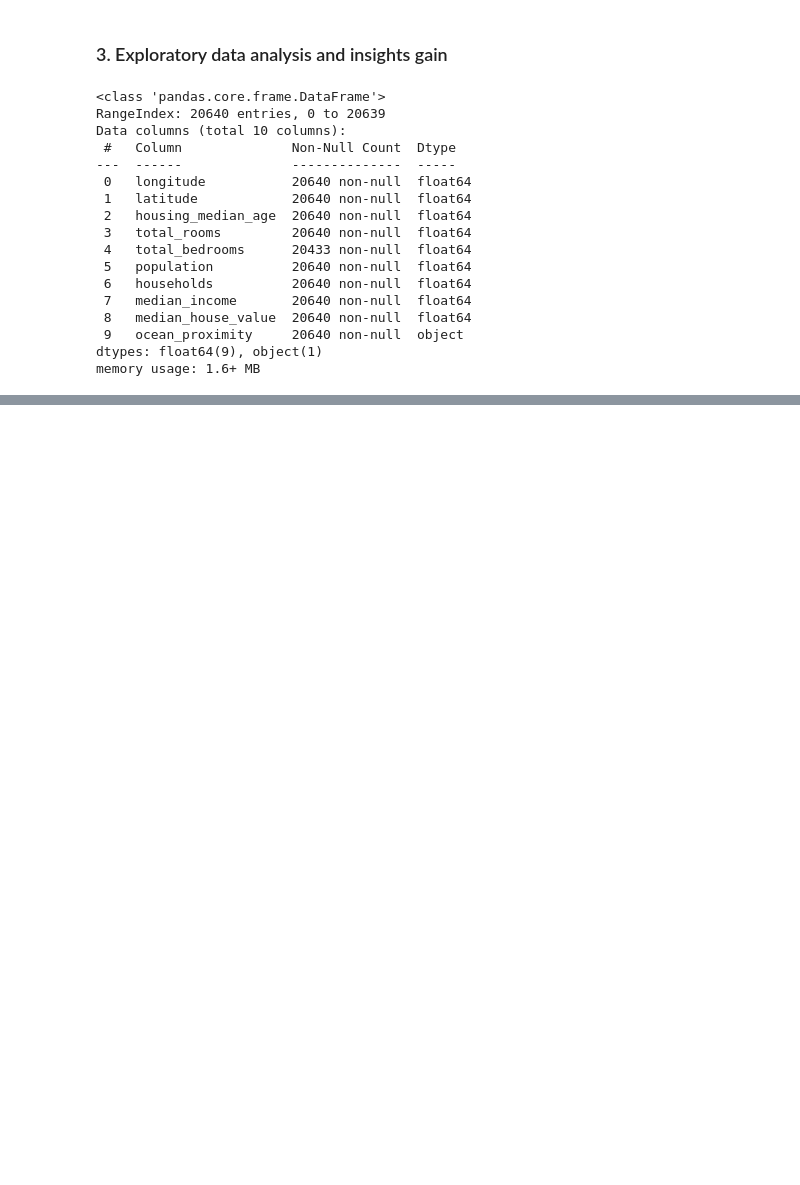
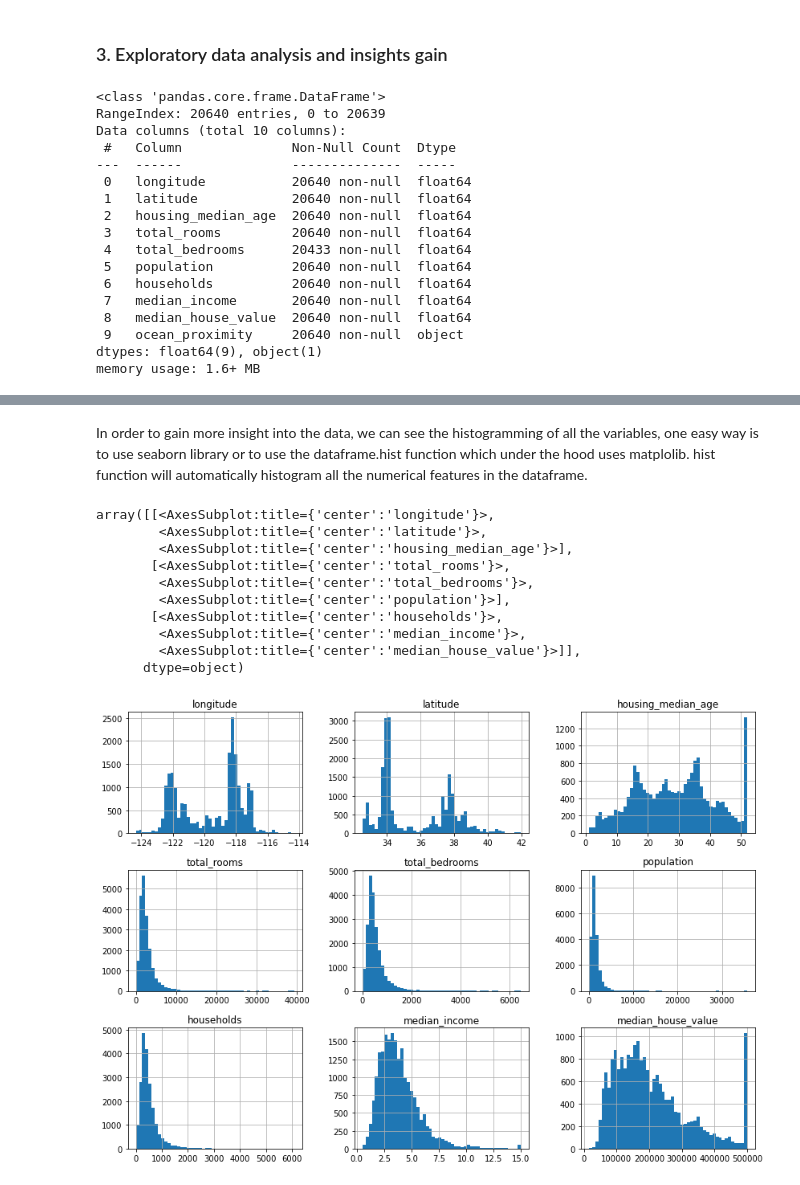
Before and after one commit to ramankhurana/DataScience, a Jupyter notebook: CaliforniaHousingPrice/HousingPricePrediction.ipynb, the cells around one changed output, grey strips where cells are left out. Cells and saved outputs as stored; diff of their text form; code cells hidden in the pictures; blank space fills up the shorter version.

```diff
--- a/CaliforniaHousingPrice/HousingPricePrediction.ipynb
+++ b/CaliforniaHousingPrice/HousingPricePrediction.ipynb
@@ -129,0 +159,17 @@ Let's deal with this a bit later in the notebook.
+# %% [markdown]
+In order to gain more insight into the data, we can see the histogramming of all the variables, one easy way is to use seaborn library or to use the dataframe.hist function which under the hood uses matplolib. hist function will automatically histogram all the numerical features in the dataframe.
+# %%
+%matplotlib inline
+df.hist(bins=50, figsize=(14,10))
+# %% [output]
+array([[<AxesSubplot:title={'center':'longitude'}>,
+        <AxesSubplot:title={'center':'latitude'}>,
+        <AxesSubplot:title={'center':'housing_median_age'}>],
+       [<AxesSubplot:title={'center':'total_rooms'}>,
+        <AxesSubplot:title={'center':'total_bedrooms'}>,
+        <AxesSubplot:title={'center':'population'}>],
+       [<AxesSubplot:title={'center':'households'}>,
+        <AxesSubplot:title={'center':'median_income'}>,
+        <AxesSubplot:title={'center':'median_house_value'}>]],
+      dtype=object)
+[figure, added]
```
Also changed, not shown: parts of 8 cells of this notebook, 1 other file.
